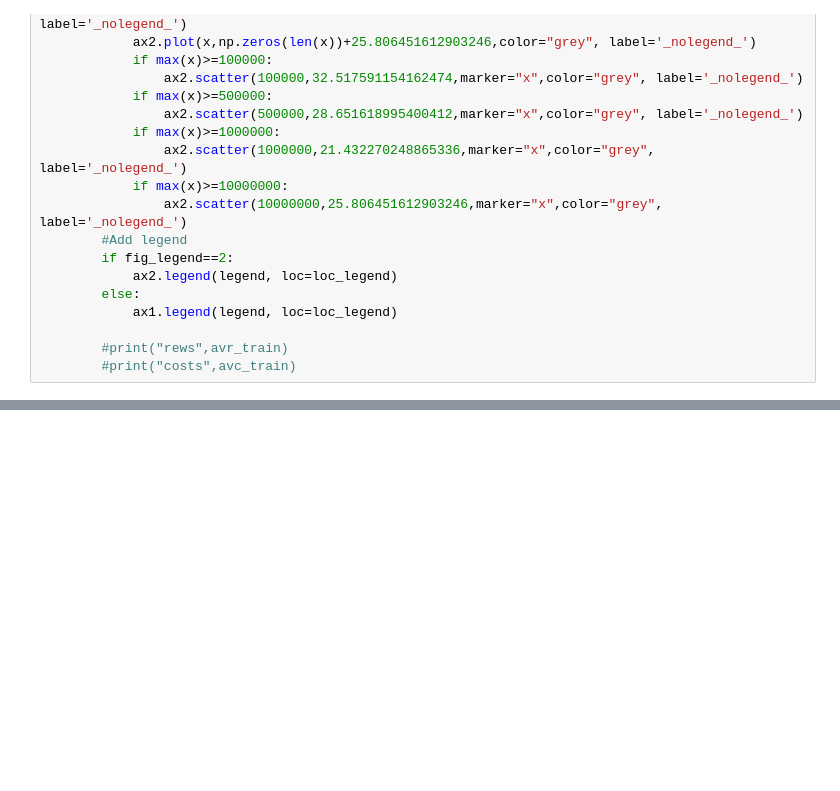
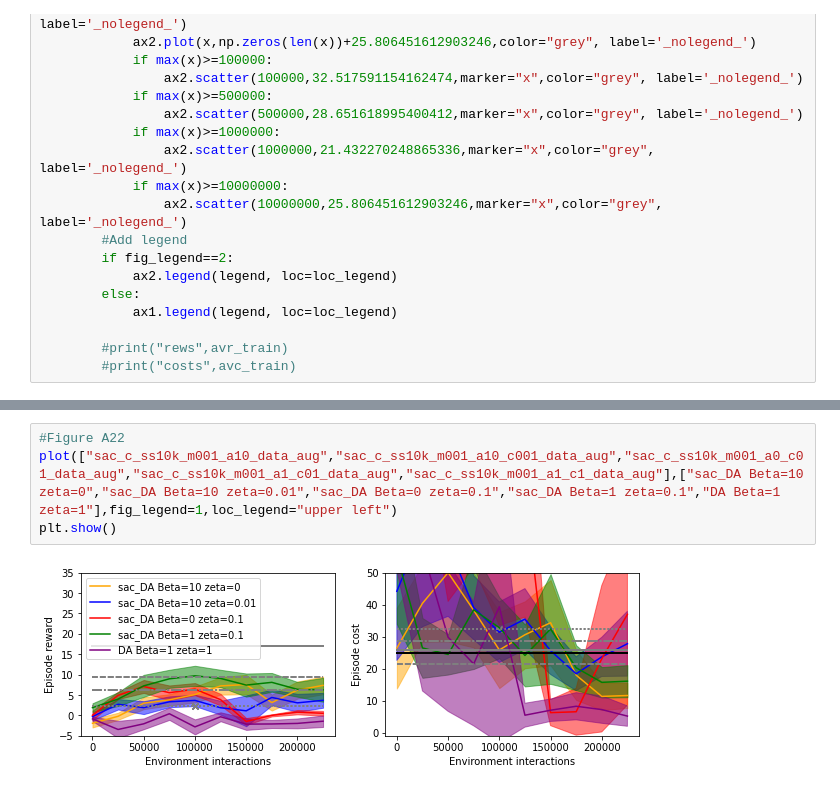
Before and after one commit to flodorner/Augmented_Constrained_RL, a Jupyter notebook: Plot_results.ipynb, the cells around one changed output, grey strips where cells are left out. Drawn from its saved outputs; the diff is of its cells as text; blank space fills up the shorter version.

```diff
--- a/Plot_results.ipynb
+++ b/Plot_results.ipynb
@@ -368,0 +312,6 @@ print()
+# %%
+#Figure A22
+plot(["sac_c_ss10k_m001_a10_data_aug","sac_c_ss10k_m001_a10_c001_data_aug","sac_c_ss10k_m001_a0_c01_data_aug","sac_c_ss10k_m001_a1_c01_data_aug","sac_c_ss10k_m001_a1_c1_data_aug"],["sac_DA Beta=10 zeta=0","sac_DA Beta=10 zeta=0.01","sac_DA Beta=0 zeta=0.1","sac_DA Beta=1 zeta=0.1","DA Beta=1 zeta=1"],fig_legend=1,loc_legend="upper left")
+plt.show()
+# %% [output]
+[figure, added]
```
Also changed, not shown: parts of 69 cells of this notebook.
